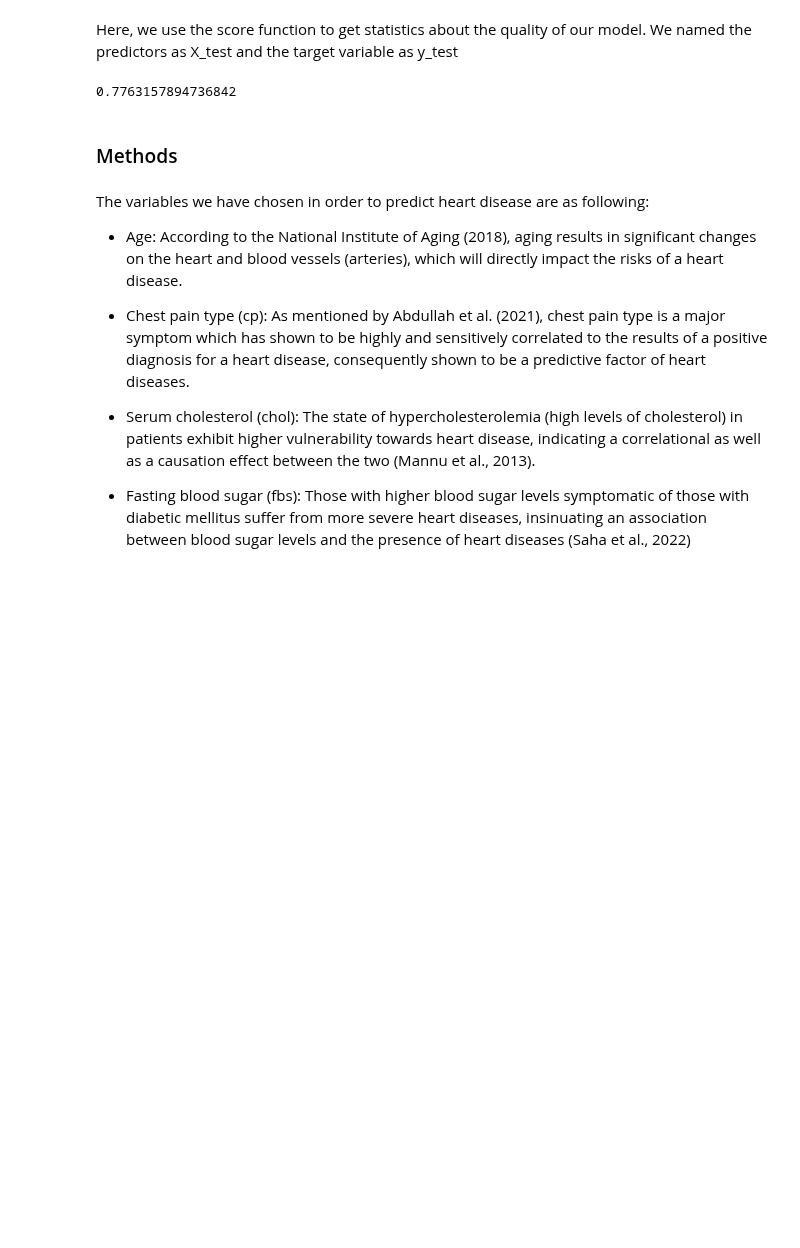
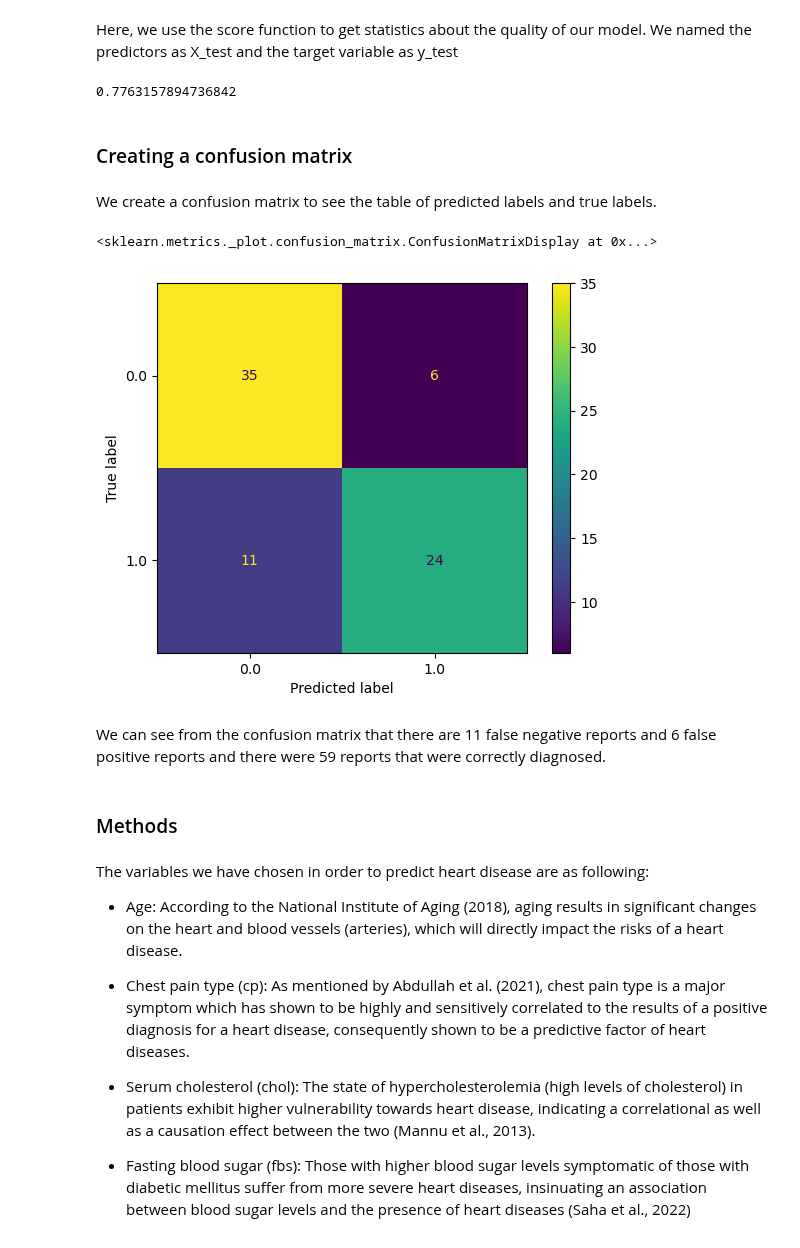
Before and after one commit to ddsanto/insert-group-name, a Jupyter notebook: Project report.ipynb, the cells around one changed output. Drawn from its saved outputs; the diff is of its cells as text; code cells hidden in the pictures; blank space fills up the shorter version.

Commit message:
confusion matrix

```diff
--- a/Project report.ipynb
+++ b/Project report.ipynb
@@ -475,6 +475,28 @@ heart_prediction_accuracy = heart_fit.score(X_test, y_test)
 heart_prediction_accuracy
 # %% [output]
 0.7763157894736842
+# %% [markdown]
+### Creating a confusion matrix
+# %% [markdown]
+We create a confusion matrix to see the table of predicted labels and true labels.
+# %%
+from sklearn.metrics import ConfusionMatrixDisplay
+
+heart_mat = confusion_matrix(
+    heart_test_predictions["Diagnosis"],  # true labels
+    heart_test_predictions["predicted"],  # predicted labels
+    labels=heart_fit.classes_, # specify the label for each class
+)
+
+disp = ConfusionMatrixDisplay(
+    confusion_matrix=heart_mat, display_labels=heart_fit.classes_
+)
+disp.plot()
+# %% [output]
+<sklearn.metrics._plot.confusion_matrix.ConfusionMatrixDisplay at 0x...>
+[figure, added]
+# %% [markdown]
+We can see from the confusion matrix that there are 11 false negative reports and 6 false positive reports and there were 59 reports that were correctly diagnosed.
 # %% [markdown]
 ### Methods
 # %% [markdown]
```
